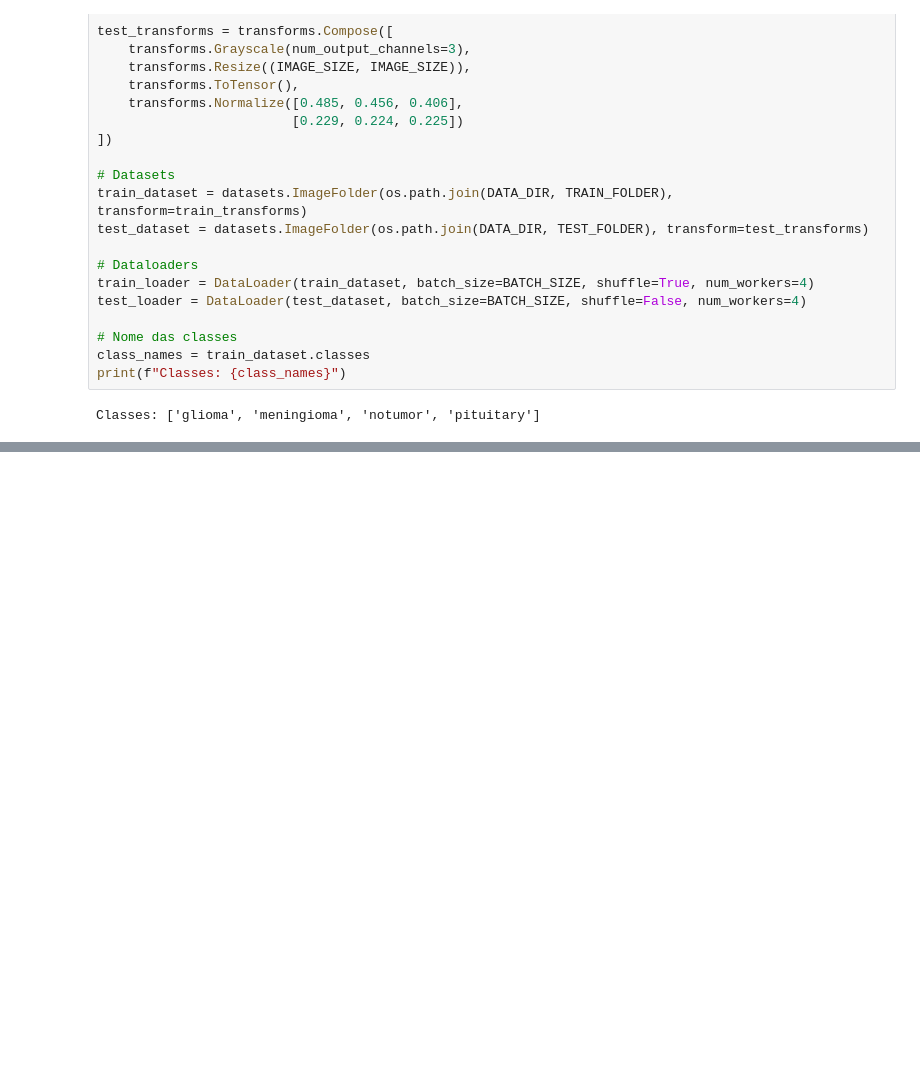
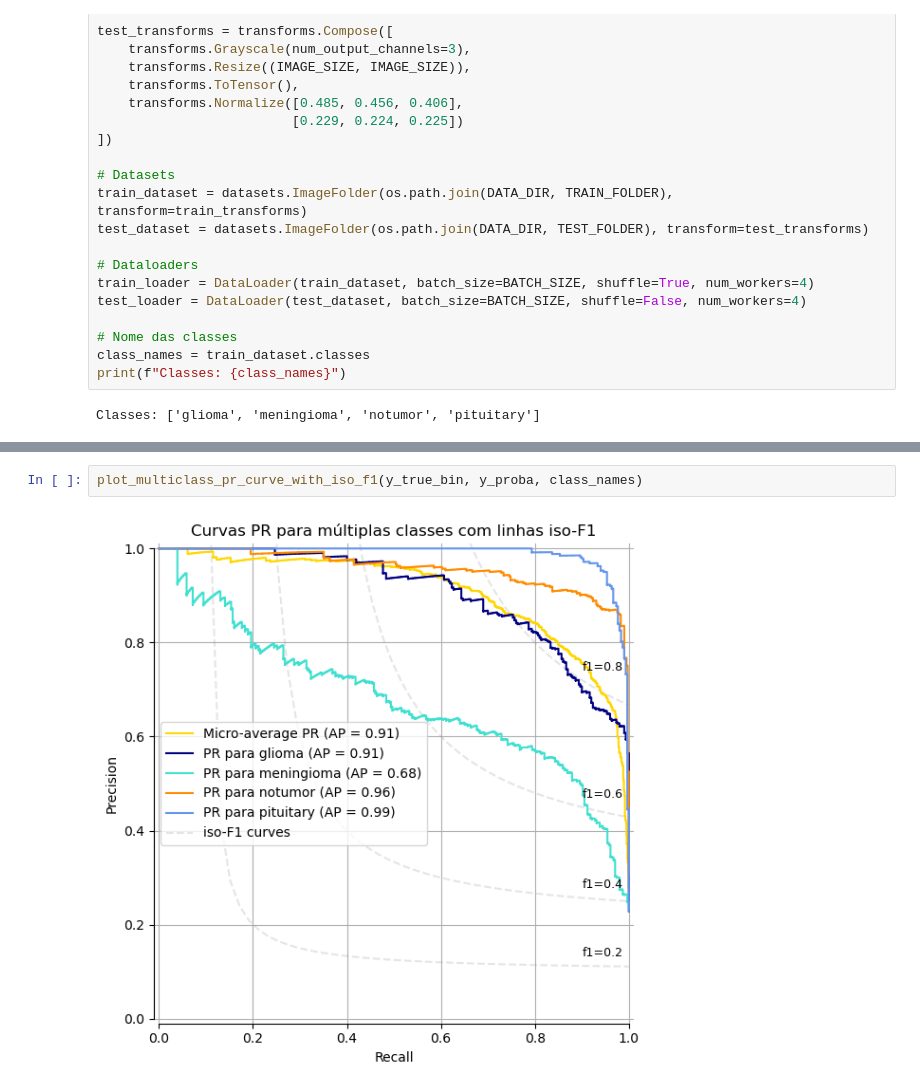
Before and after one commit to Tecnologia-em-Banco-de-Dados-PUC-Minas/eixo5_grupo5_20251, a Jupyter notebook: projeto/notebooks/development.ipynb, the cells around one changed output, grey strips where cells are left out. Saved outputs shown, nothing was run; the diff lists cells and outputs as text; blank space fills up the shorter version.

```diff
--- a/projeto/notebooks/development.ipynb
+++ b/projeto/notebooks/development.ipynb
@@ -74,0 +363,4 @@ Transform: Compose(
+# %%
+plot_multiclass_pr_curve_with_iso_f1(y_true_bin, y_proba, class_names)
+# %% [output]
+[figure, added]
```
Also changed, not shown: parts of 16 cells of this notebook, 4 other files.
